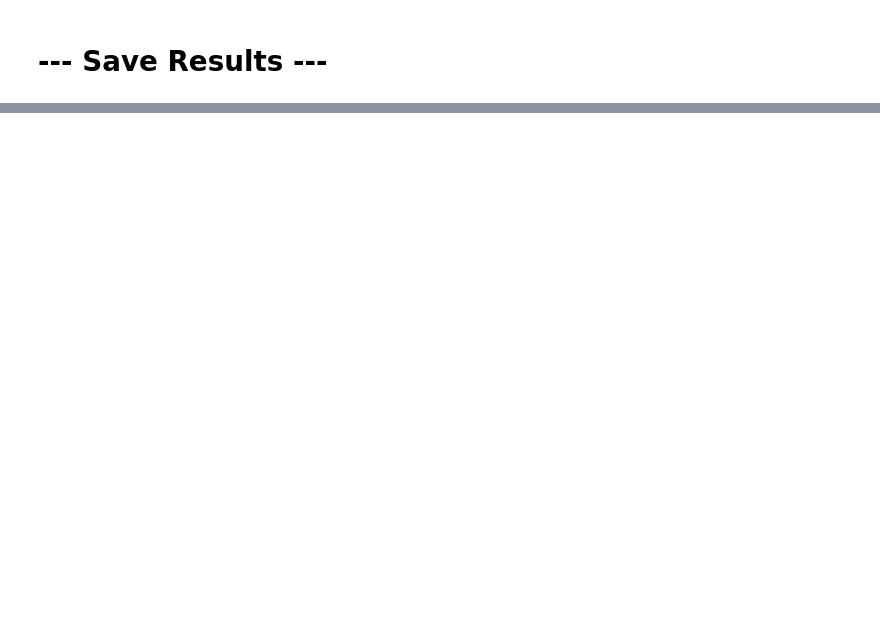
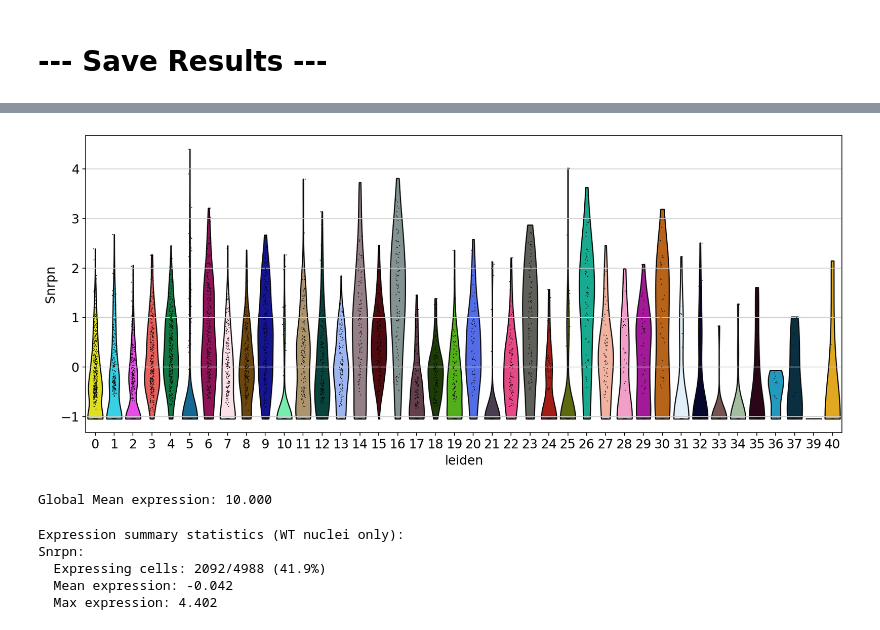
Before and after one commit to michal7kw/scMulti_merged_matrix, a Jupyter notebook: process_sc_data.ipynb, the cells around one changed output, grey strips where cells are left out. Cells and saved outputs as stored; diff of their text form; code cells hidden in the pictures; blank space fills up the shorter version.

```diff
--- a/process_sc_data.ipynb
+++ b/process_sc_data.ipynb
@@ -395,0 +584,7 @@ print("\nProcessed data saved to 'processed_data.h5ad'")
+# %%
+# Create violin plot
+print("\nCreating violin plot for cluster-resolved expression...")
+sc.settings.set_figure_params(figsize=(12, 6), dpi=80)
+sc.pl.violin(adata_wt, available_genes, groupby='leiden',
+             save=f'_wt_snrpn_snord_violin.png')
+# %% [output]
@@ -395,0 +593,26 @@ print("\nProcessed data saved to 'processed_data.h5ad'")
+[figure, added]
+# %%
+global_max = adata_wt[:, :].X.toarray().flatten().max()
+print(f"Global Mean expression: {global_max:.3f}")
+# %% [output]
+Global Mean expression: 10.000
+# %%
+# Summary statistics
+print("\nExpression summary statistics (WT nuclei only):")
+for gene in available_genes:
+    gene_expr = adata_wt[:, gene].X.toarray().flatten()
+    expressing_cells = (gene_expr > 0).sum()
+    total_cells = len(gene_expr)
+    mean_expr = gene_expr.mean()
+    max_expr = gene_expr.max()
+
+    print(f"{gene}:")
+    print(f"  Expressing cells: {expressing_cells}/{total_cells} ({100*expressing_cells/total_cells:.1f}%)")
+    print(f"  Mean expression: {mean_expr:.3f}")
+    print(f"  Max expression: {max_expr:.3f}")
+# %% [output]
+Expression summary statistics (WT nuclei only):
+Snrpn:
+  Expressing cells: 2092/4988 (41.9%)
+  Mean expression: -0.042
+  Max expression: 4.402
```
Also changed, not shown: parts of 19 cells of this notebook, 16 other files.
